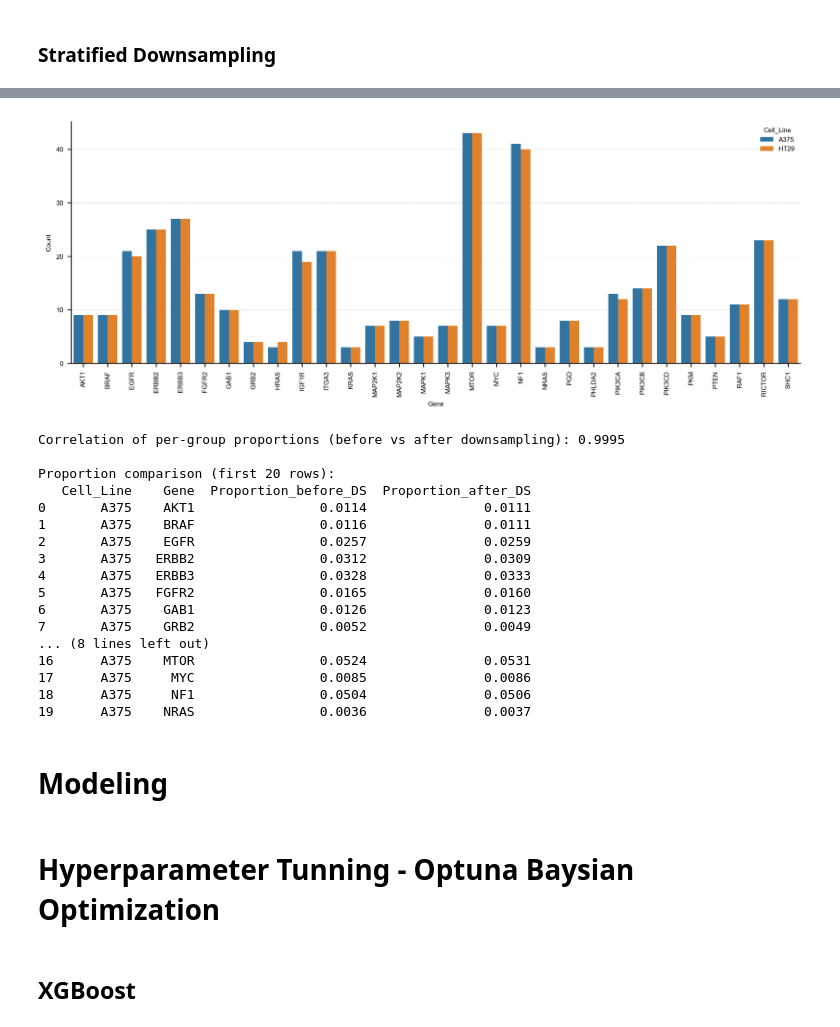
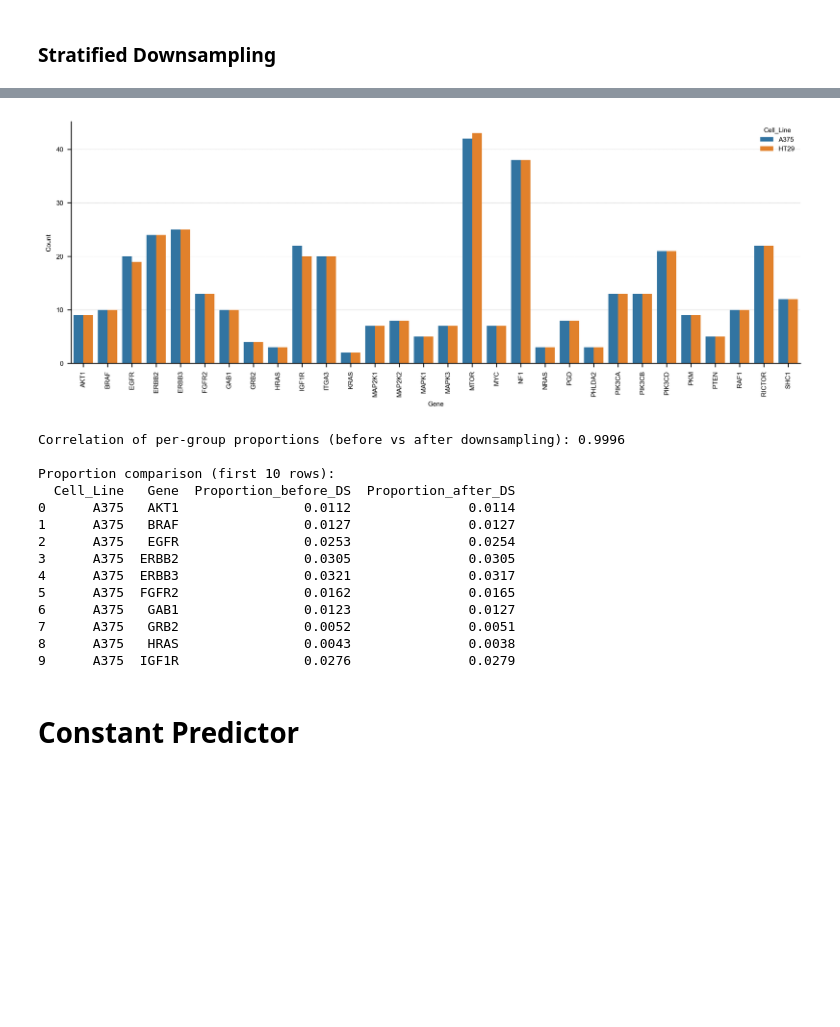
Before and after one commit to QuantitativeBiology/BECancerResistome, a Jupyter notebook: BECancerResistome/Prediction/models_benchmark.ipynb, the cells around one changed output, grey strips where cells are left out. Saved outputs shown, nothing was run; the diff lists cells and outputs as text; code cells hidden in the pictures; blank space fills up the shorter version.

```diff
--- a/BECancerResistome/Prediction/models_benchmark.ipynb
+++ b/BECancerResistome/Prediction/models_benchmark.ipynb
@@ -35,0 +36,3 @@ annotated_control_vs_plasmid_EG.head()
+# %%
+#Keep only EG samples
+annotated_variants_df = annotated_control_df[annotated_control_df['Source'] == 'EG']
@@ -53,0 +69,8 @@ annotated_control_vs_plasmid_EG['Hit_class_encoded'] = le.fit_transform(annotate
+# %%
+#Define Sensitivity, Neutral and Resistance classes
+annotated_variants_df['Class'] = annotated_variants_df['Hit_class'].replace({'negative': 'Sensitivity', 'non-hit': 'Neutral', 'positive': 'Resistance'})
+annotated_variants_df.drop(columns=['Hit_class'], inplace=True)
+
+#Encode Classes
+le = LabelEncoder()
+annotated_variants_df['Class_encoded'] = le.fit_transform(annotated_variants_df['Class'])
@@ -61,9 +98,8 @@ Label mapping: {'negative': np.int64(0), 'non-hit': np.int64(1), 'positive': np.
 # %% [markdown]
 # Handle Class Imbalance
 # %%
-#combined dataset
-class_counts = annotated_control_vs_plasmid_EG['Hit_class_encoded'].value_counts()
-class_proportions = annotated_control_vs_plasmid_EG['Hit_class_encoded'].value_counts(normalize=True)
+class_counts = annotated_variants_df['Class'].value_counts()
+class_proportions= annotated_variants_df['Class'].value_counts(normalize=True)
 
 print("Class counts:\n", class_counts)
 print("\nClass percentage:\n", (class_proportions*100).round(2))
@@ -175,2 +215,5 @@ annotated_control_vs_plasmid_EG_balanced = stratified_downsampling(annotated_con
+# %%
+#Balanced Dataset
+annotated_variants_df_balanced = stratified_downsampling(annotated_variants_df,class_col='Class', random_state=1)
 # %%
 print("Final class counts:")
@@ -185,25 +228,25 @@ Name: count, dtype: int64
 # %%
 #Check distribution of non-hits after downsampling
 
 counts_after_DS = (
-    annotated_control_vs_plasmid_EG_balanced
-    .groupby(["Cell_Line", "Gene", "Hit_class"])
+    annotated_variants_df_balanced
+    .groupby(["Cell_Line", "Gene", "Class"])
     .size()
     .reset_index(name="Count")
 )
 
-counts_non_hits_after_DS = counts_after_DS[counts_after_DS["Hit_class"] == "non-hit"]
+counts_non_hits_after_DS = counts_after_DS[counts_after_DS["Class"] == "Neutral"]
 
 plt.figure(figsize=(12,4))
 sns.barplot(
     data=counts_non_hits_after_DS,
     x="Gene", y="Count", hue="Cell_Line", errorbar=None
 )
 
 plt.xticks(rotation=90)
 plt.show()
 # %% [output]
-[figure, old version]
+[figure, new version]
 # %%
 # Compute proportions within each group (Cell_Line × Gene)
 prop_before = counts_non_hits_before_DS.copy()
@@ -222,29 +265,22 @@ prop_compare = pd.merge(prop_before, prop_after,
 corr = prop_compare["Proportion_before_DS"].corr(prop_compare["Proportion_after_DS"])
 
 print("Correlation of per-group proportions (before vs after downsampling):", round(corr, 4))
-print("\nProportion comparison (first 20 rows):")
-print(prop_compare.head(20))
+print("\nProportion comparison (first 10 rows):")
+print(prop_compare.head(10))
 # %% [output]
-Correlation of per-group proportions (before vs after downsampling): 0.9995
+Correlation of per-group proportions (before vs after downsampling): 0.9996
 
-Proportion comparison (first 20 rows):
-   Cell_Line    Gene  Proportion_before_DS  Proportion_after_DS
-0       A375    AKT1                0.0114               0.0111
-1       A375    BRAF                0.0116               0.0111
-2       A375    EGFR                0.0257               0.0259
-3       A375   ERBB2                0.0312               0.0309
-4       A375   ERBB3                0.0328               0.0333
-5       A375   FGFR2                0.0165               0.0160
-6       A375    GAB1                0.0126               0.0123
-7       A375    GRB2                0.0052               0.0049
-... (8 lines left out)
-16      A375    MTOR                0.0524               0.0531
-17      A375     MYC                0.0085               0.0086
-18      A375     NF1                0.0504               0.0506
-19      A375    NRAS                0.0036               0.0037
+Proportion comparison (first 10 rows):
+  Cell_Line   Gene  Proportion_before_DS  Proportion_after_DS
+0      A375   AKT1                0.0112               0.0114
+1      A375   BRAF                0.0127               0.0127
+2      A375   EGFR                0.0253               0.0254
+3      A375  ERBB2                0.0305               0.0305
+4      A375  ERBB3                0.0321               0.0317
+5      A375  FGFR2                0.0162               0.0165
+6      A375   GAB1                0.0123               0.0127
+7      A375   GRB2                0.0052               0.0051
+8      A375   HRAS                0.0043               0.0038
+9      A375  IGF1R                0.0276               0.0279
-# %% [markdown]
-# Modeling
-# %% [markdown]
-# Hyperparameter Tunning - Optuna Baysian Optimization
-# %% [markdown]
-## XGBoost
+# %% [markdown]
+# Constant Predictor
```
Also changed, not shown: parts of 26 cells of this notebook, 7 other files.
